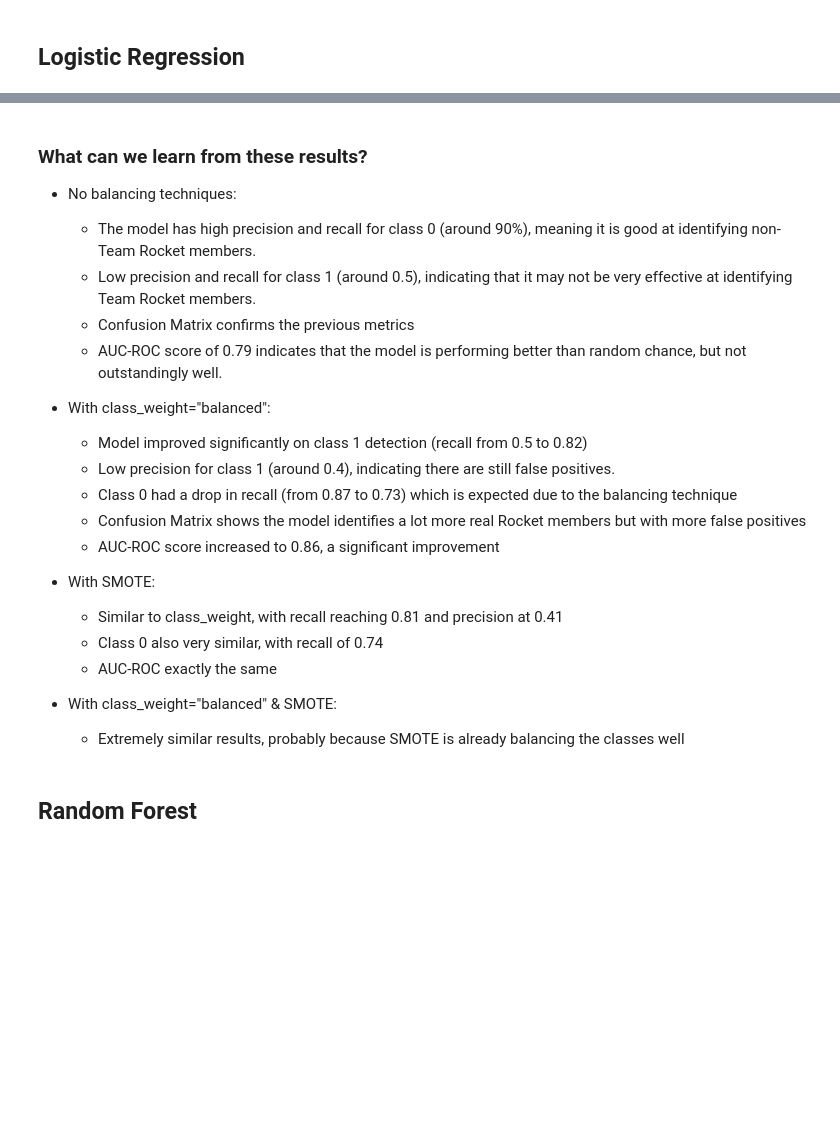
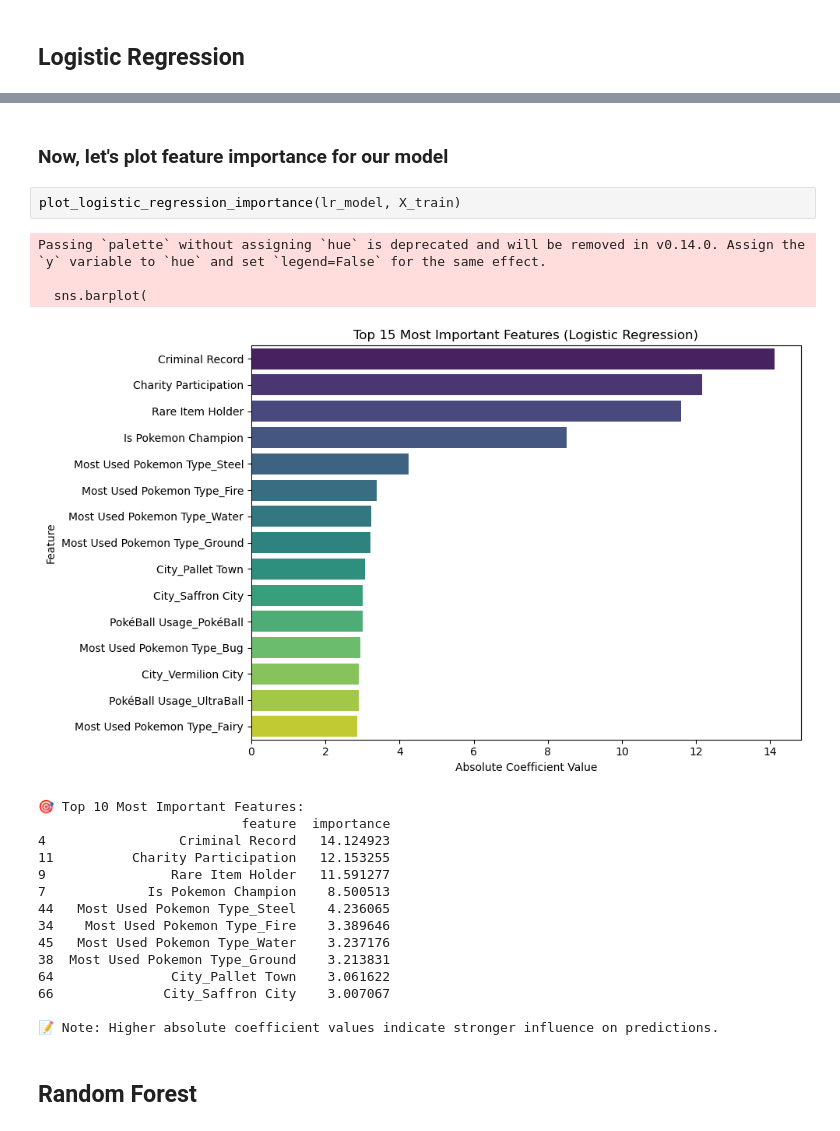
Before and after one commit to diegodoc/pokemon-detective-ml-project, a Jupyter notebook: notebooks/Model_Building.ipynb, the cells around one changed output, grey strips where cells are left out. Cells and saved outputs as stored; diff of their text form; blank space fills up the shorter version.

```diff
--- a/notebooks/Model_Building.ipynb
+++ b/notebooks/Model_Building.ipynb
@@ -181,25 +215,26 @@ weighted avg       0.85      0.76      0.78       800
-# %% [markdown]
-### **What can we learn from these results?**
-- No balancing techniques:
-    - The model has high precision and recall for class 0 (around 90%), meaning it is good at identifying non-Team Rocket members.
-    - Low precision and recall for class 1 (around 0.5), indicating that it may not be very effective at identifying Team Rocket members.
-    - Confusion Matrix confirms the previous metrics
-    - AUC-ROC score of 0.79 indicates that the model is performing better than random chance, but not outstandingly well.
-
-- With class_weight="balanced":
-    - Model improved significantly on class 1 detection (recall from 0.5 to 0.82)
-    - Low precision for class 1 (around 0.4), indicating there are still false positives.
-    - Class 0 had a drop in recall (from 0.87 to 0.73) which is expected due to the balancing technique
-    - Confusion Matrix shows the model identifies a lot more real Rocket members but with more false positives
-    - AUC-ROC score increased to 0.86, a significant improvement
-
-- With SMOTE:
-    - Similar to class_weight, with recall reaching 0.81 and precision at 0.41
-    - Class 0 also very similar, with recall of 0.74
-    - AUC-ROC exactly the same
-
-- With class_weight="balanced" & SMOTE:
-    - Extremely similar results, probably because SMOTE is already balancing the classes well
+# %% [markdown]
+### Now, let's plot feature importance for our model
+# %%
+plot_logistic_regression_importance(lr_model, X_train)
+# %% [output]
+Passing `palette` without assigning `hue` is deprecated and will be removed in v0.14.0. Assign the `y` variable to `hue` and set `legend=False` for the same effect.
+
+  sns.barplot(
+[figure, added]
+🎯 Top 10 Most Important Features:
+                          feature  importance
+4                 Criminal Record   14.124923
+11          Charity Participation   12.153255
+9                Rare Item Holder   11.591277
+7             Is Pokemon Champion    8.500513
+44   Most Used Pokemon Type_Steel    4.236065
+34    Most Used Pokemon Type_Fire    3.389646
+45   Most Used Pokemon Type_Water    3.237176
+38  Most Used Pokemon Type_Ground    3.213831
+64               City_Pallet Town    3.061622
+66              City_Saffron City    3.007067
+
+📝 Note: Higher absolute coefficient values indicate stronger influence on predictions.
 # %% [markdown]
 ## Random Forest
 # %% [markdown]
```
Also changed, not shown: parts of 22 cells of this notebook, 6 other files.
